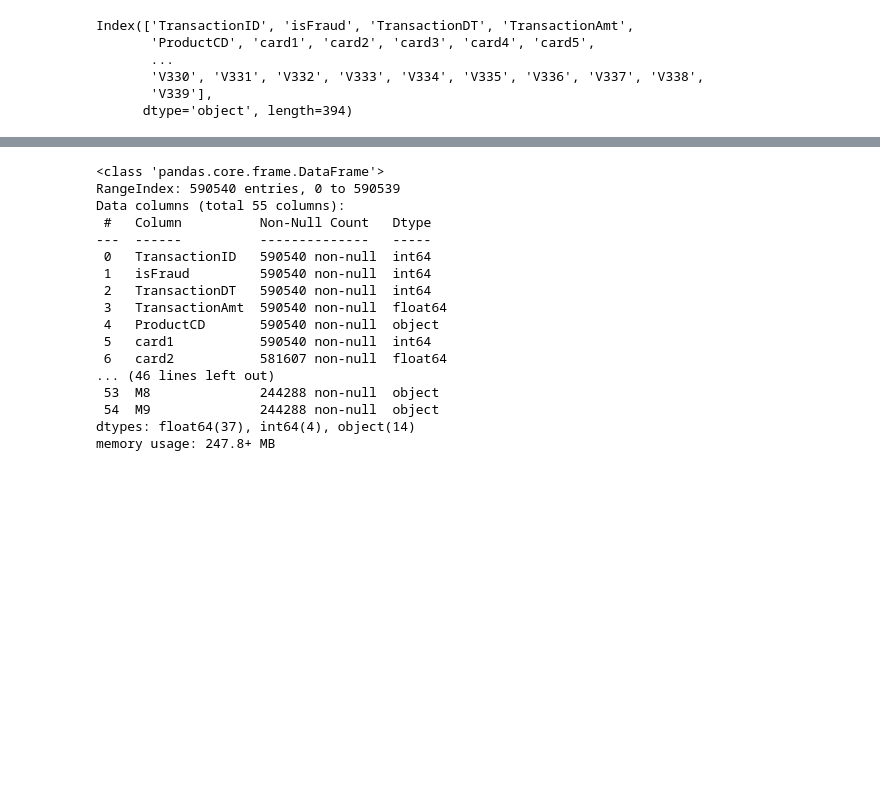
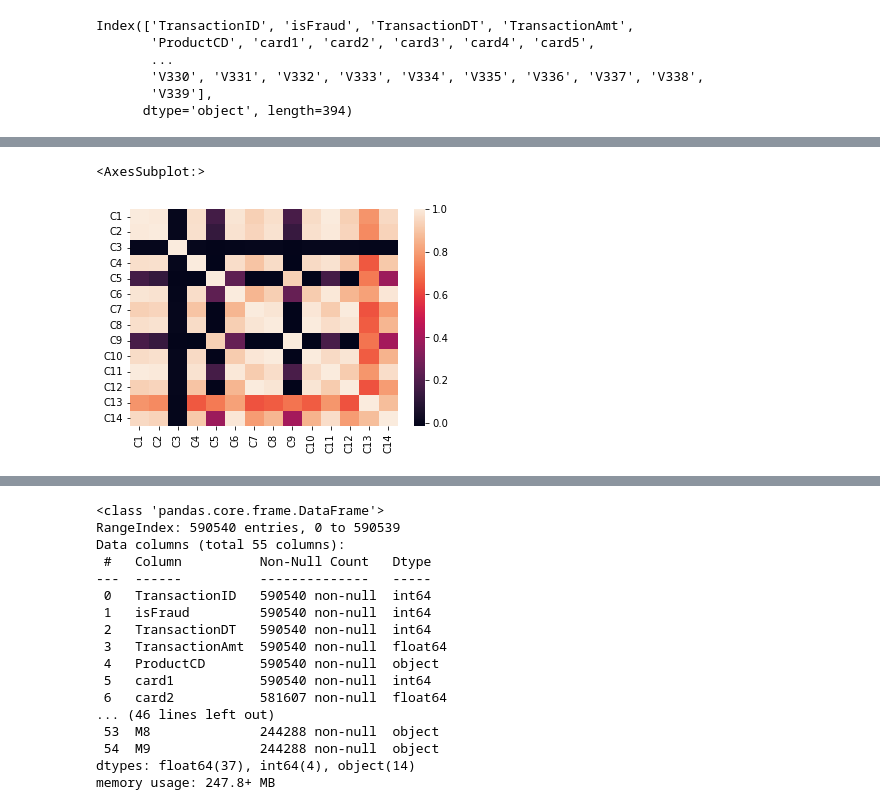
Before and after one commit to YI-Hongju/IEEE-CIS_Fraud_Detection, a Jupyter notebook: fraud_EDA_jieun.ipynb, the cells around one changed output, grey strips where cells are left out. Saved outputs shown, nothing was run; the diff lists cells and outputs as text; code cells hidden in the pictures; blank space fills up the shorter version.

```diff
--- a/fraud_EDA_jieun.ipynb
+++ b/fraud_EDA_jieun.ipynb
@@ -74,3 +83,7 @@ Index(['TransactionID', 'isFraud', 'TransactionDT', 'TransactionAmt',
        'V330', 'V331', 'V332', 'V333', 'V334', 'V335', 'V336', 'V337', 'V338',
        'V339'],
       dtype='object', length=394)
+# %%
+#Alphabet - value 들간 상관계수가 심상치 않아보인다 - 상관계수가 높은 것들은 제거 가능
+C_corr = train_transaction[[f'C{i}' for i in range(1,15) ]].corr()
+C_corr
@@ -76,0 +106,5 @@ Index(['TransactionID', 'isFraud', 'TransactionDT', 'TransactionAmt',
+# %%
+sns.heatmap(C_corr)
+# %% [output]
+<AxesSubplot:>
+[figure, added]
```
Also changed, not shown: parts of 17 cells of this notebook.
